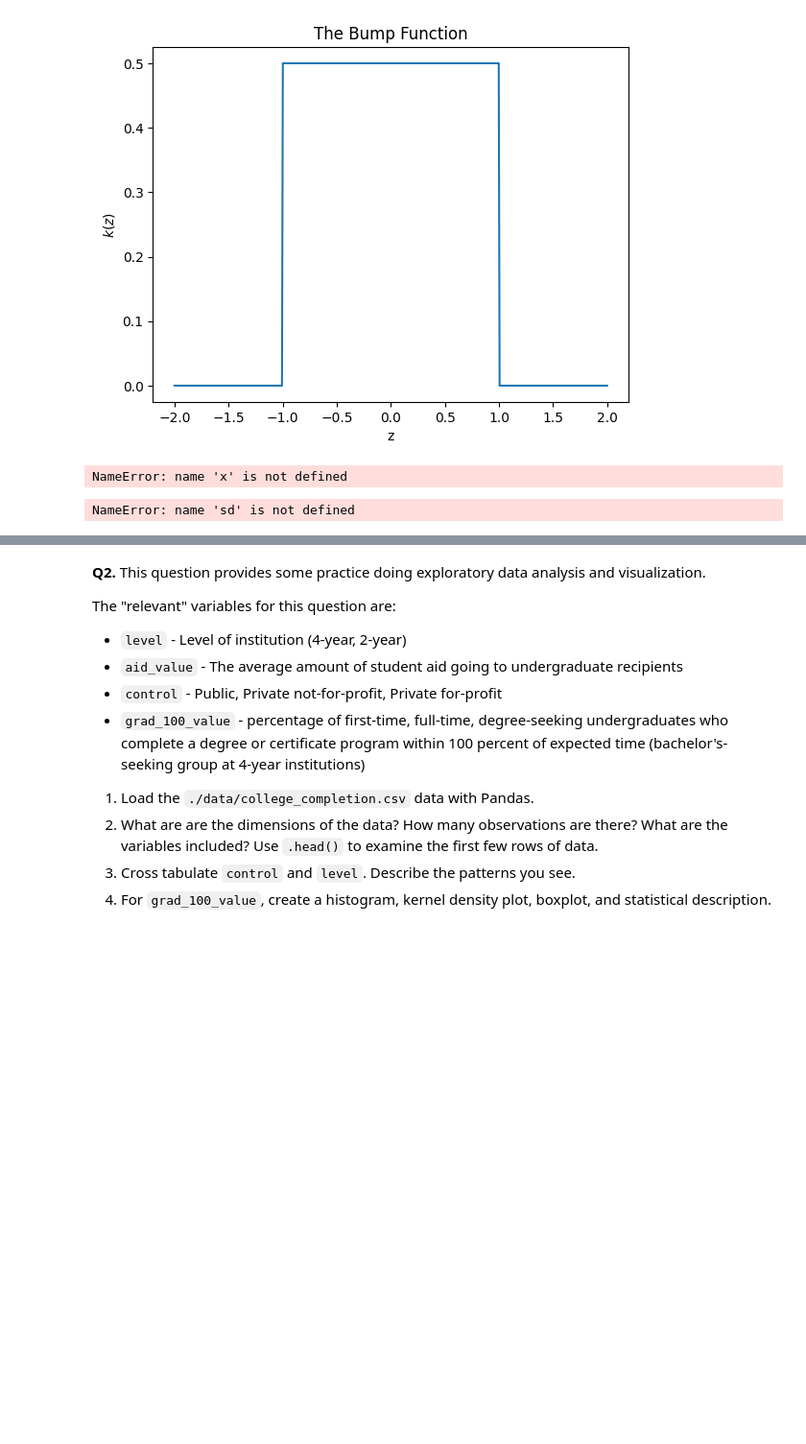
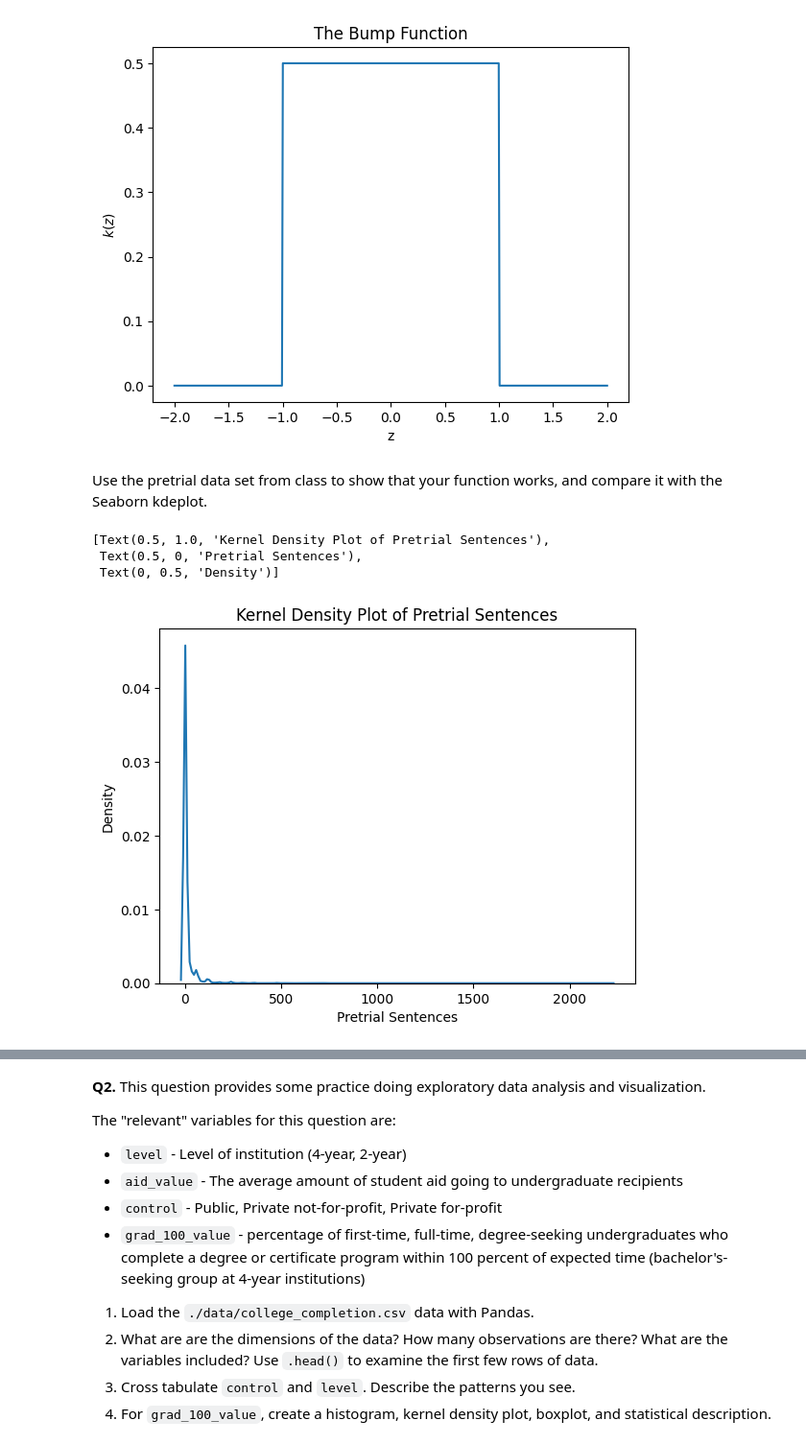
Before and after one commit to simoneminorr/visualization_assignment, a Jupyter notebook: assignment.ipynb, the cells around one changed output, grey strips where cells are left out. Shown at 96% size. Saved outputs shown, nothing was run; the diff lists cells and outputs as text; code cells hidden in the pictures; blank space fills up the shorter version.

```diff
--- a/assignment.ipynb
+++ b/assignment.ipynb
@@ -60,2 +66,5 @@ import seaborn as sns
+# %%
+#loading pretrial dataset
+pretrial = read_csv('./data/pretrial_data.csv')
 # %% [markdown]
 2. The default kernel should be Gaussian, but include the uniform/bump and Epanechnikov as alternatives.
@@ -96,30 +140,3 @@ fig.set(title="The Bump Function", xlabel='z', ylabel='$ k(z)$')
  Text(0.5, 0, 'z'),
  Text(0, 0.5, '$ k(z)$')]
 [figure]
-# %%
-## Some stats about X:
-sd = np.std(x) # standard deviation of x
-N = len(x) # number of observations
-med_x = np.median(x) # median of x
-min_x = min(x) # min of x
-max_x = max(x) # max of x
-# %% [output]
-NameError: name 'x' is not defined
-# %%
-h = 1.06 * sd * N**(-1/5) # Silverman's plug-in bandwidth
-h_s = h # save the plug-in value for later
-
-M = 500 # steps for grid
-grid = np.linspace(min_x-2*sd,max_x+2*sd,M) # X grid, +/2 standard deviations of median
-
-kde = 0*grid
-fig = sns.rugplot(x) # Start with a rugplot
-fig.set(title="Kernels and Rugplot", xlabel='x', ylabel='$k( (x-x_i)/h )$')
-for i in range( len(x) ): # For each data point...
-    density = normal_kernel(x[i],h) # Compute the kernel function for this data point
-    sns.lineplot(x=grid,y=density, alpha = .4) # Plot the kernel
-    kde += density # Add this density to the overall KDE
-kde = kde/N
-plt.show()
-# %% [output]
-NameError: name 'sd' is not defined
@@ -129,0 +143,12 @@ fig.set(title="Our Kernel Density Plot", xlabel='x', ylabel='$\\hat{f}(x)$')
+# %% [markdown]
+Use the pretrial data set from class to show that your function works, and compare it with the Seaborn kdeplot.
+# %%
+# KDE sns plot using pretrial data
+
+fig=sns.kdeplot(pretrial['sentence'])
+fig.set(title="Kernel Density Plot of Pretrial Sentences", xlabel='Pretrial Sentences', ylabel='Density')
+# %% [output]
+[Text(0.5, 1.0, 'Kernel Density Plot of Pretrial Sentences'),
+ Text(0.5, 0, 'Pretrial Sentences'),
+ Text(0, 0.5, 'Density')]
+[figure, added]
```
Also changed, not shown: parts of 12 cells of this notebook.
